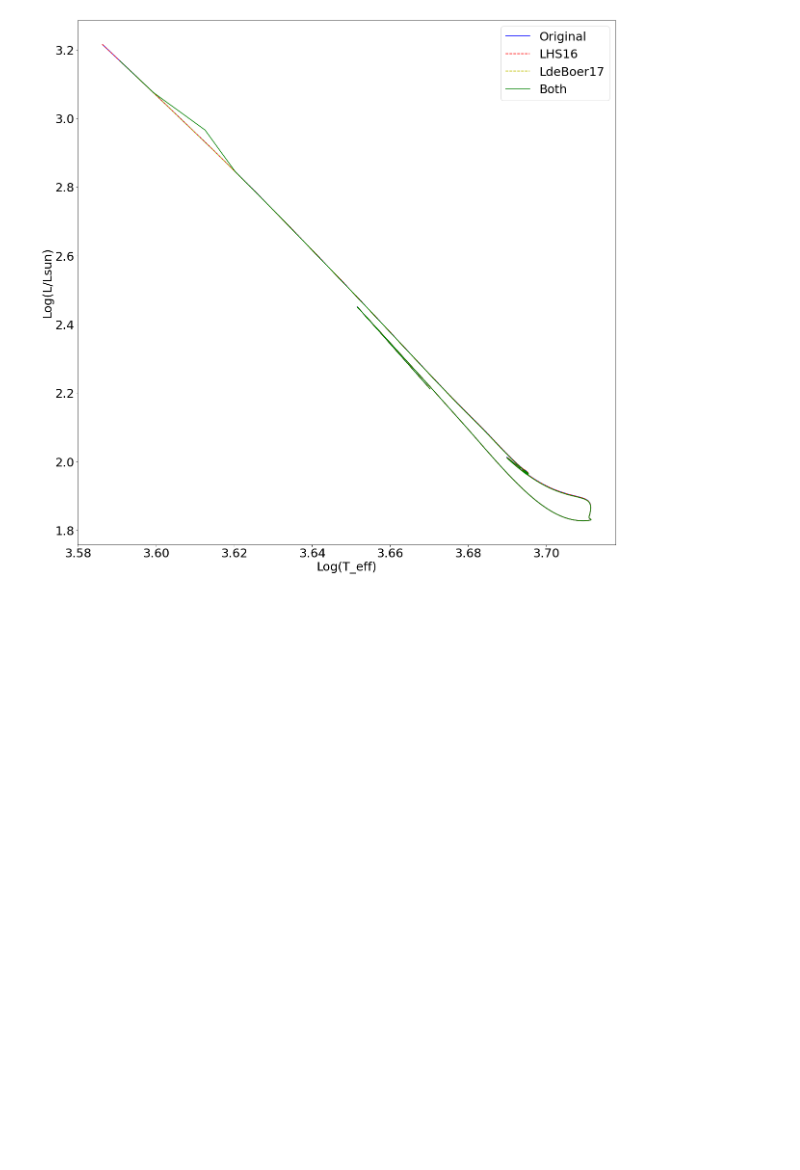
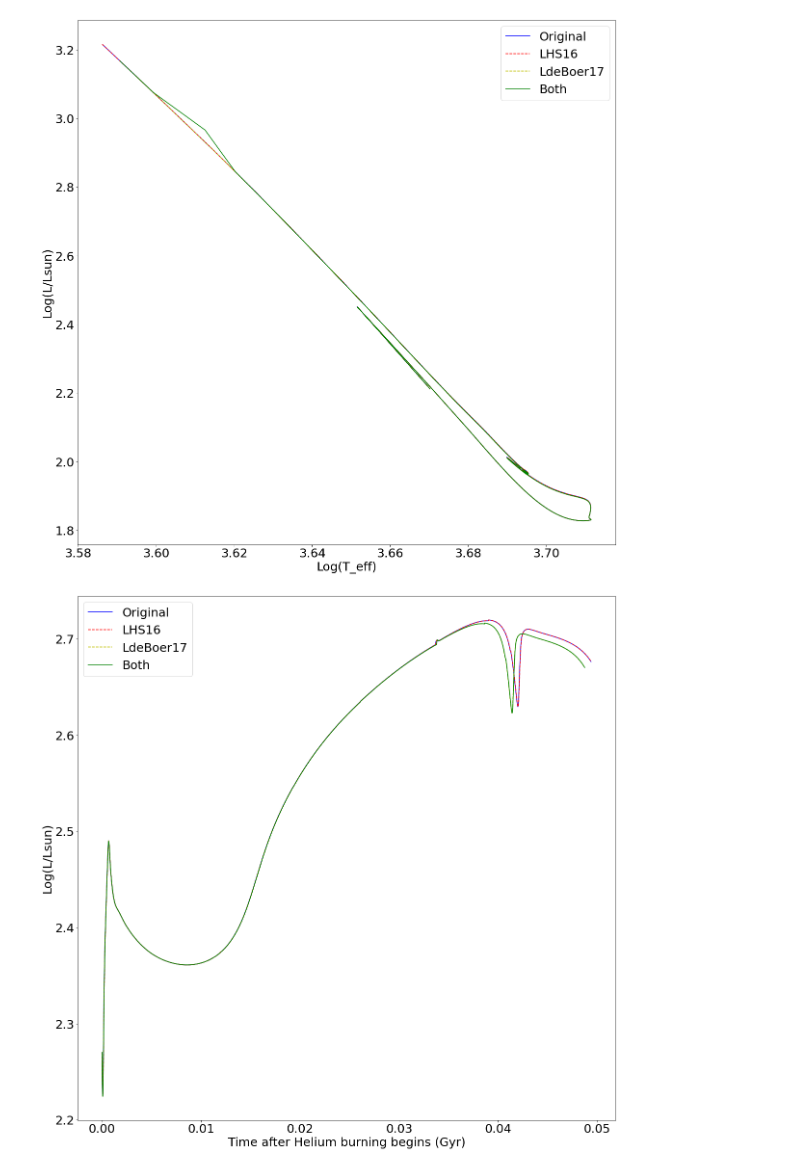
Before and after one commit to 200k33p3r/MC-SEMI_misc, a Jupyter notebook: isoplot/convert and plot.ipynb, the cells around one changed output. Drawn from its saved outputs; the diff is of its cells as text; code cells hidden in the pictures; blank space fills up the shorter version.

```diff
--- a/isoplot/convert and plot.ipynb
+++ b/isoplot/convert and plot.ipynb
@@ -766,0 +784,60 @@ plt.ylabel('Log(L/Lsun)');
+# %%
+plt.matplotlib.rcParams['figure.figsize'] = (20,20)
+plt.matplotlib.rcParams['font.size'] = 25
+os.chdir('/home/zookeeper/Desktop/workdir/9.27/workdir')
+dp = pd.read_csv('m3000feh-1.0afe0.0ML1.9310ovs0.0pp1.0.csv')
+i = 0
+while dp['Central: Z'].values[i] < 1 and i < len(dp):
+    i += 1
+hend = i
+hendtime = dp['AGE'].values[i]
+os.chdir('/home/zookeeper/Desktop/workdir/9.27/workdirLHS16')
+dpLHS16 = pd.read_csv('m3000feh-1.0afe0.0ML1.9310ovs0.0pp1.0.csv')
+i = 0
+while dpLHS16['Central: Z'].values[i] < 1 and i < len(dpLHS16):
+    i += 1
+hendLHS16 = i
+hendtimeLHS16 = dpLHS16['AGE'].values[i]
+os.chdir('/home/zookeeper/Desktop/workdir/9.27/workdirLdeBoer17')
+dpLdeBoer17 = pd.read_csv('m3000feh-1.0afe0.0ML1.9310ovs0.0pp1.0.csv')
+i = 0
+while dpLdeBoer17['Central: Z'].values[i] < 1 and i < len(dpLdeBoer17):
+    i += 1
+hendLdeBoer17 = i
+hendtimeLdeBoer17 = dpLdeBoer17['AGE'].values[i]
+os.chdir('/home/zookeeper/Desktop/workdir/9.27/workdirLHS16LdeBoer17')
+dpLHS16LdeBoer17 = pd.read_csv('m3000feh-1.0afe0.0ML1.9310ovs0.0pp1.0.csv')
+i = 0
+while dpLHS16LdeBoer17['Central: Z'].values[i] < 1 and i < len(dpLHS16LdeBoer17):
+    i += 1
+hendLHS16LdeBoer17 = i
+hendtimeLHS16LdeBoer17 = dpLHS16LdeBoer17['AGE'].values[i]
+i = 0
+while dp['Luminosity: triple-alpha'].values[i] <= 1e30 and i < len(dp):
+    i += 1
+hflash = i
+hflashtime = dp['AGE'].values[i]
+i = 0
+while dpLHS16['Luminosity: triple-alpha'].values[i] <= 1e30 and i < len(dpLHS16):
+    i += 1
+hflashLHS16 = i
+hflashtimeLHS16 = dpLHS16['AGE'].values[i]
+i = 0
+while dpLdeBoer17['Luminosity: triple-alpha'].values[i] <= 1e30 and i < len(dpLdeBoer17):
+    i += 1
+hflashLdeBoer17 = i
+hflashtimeLdeBoer17 = dpLdeBoer17['AGE'].values[i]
+i = 0
+while dpLHS16LdeBoer17['Luminosity: triple-alpha'].values[i] <= 1e30 and i < len(dpLHS16LdeBoer17):
+    i += 1
+hflashLHS16LdeBoer17 = i
+hflashtimeLHS16LdeBoer17 = dpLHS16LdeBoer17['AGE'].values[i]
+plt.plot(dp['AGE'].values[hflash:hend] - hflashtime,dp['log(L/Lsun)'].values[hflash:hend],'b-',label='Original')
+plt.plot(dpLHS16['AGE'].values[hflashLHS16:hendLHS16] - hflashtimeLHS16,dpLHS16['log(L/Lsun)'].values[hflashLHS16:hendLHS16],'r--',label='LHS16')
+plt.plot(dpLdeBoer17['AGE'].values[hflashLdeBoer17:hendLdeBoer17] - hflashtimeLdeBoer17,dpLdeBoer17['log(L/Lsun)'].values[hflashLdeBoer17:hendLdeBoer17],'y--',label='LdeBoer17')
+plt.plot(dpLHS16LdeBoer17['AGE'].values[hflashLHS16LdeBoer17:hendLHS16LdeBoer17] - hflashtimeLHS16LdeBoer17,dpLHS16LdeBoer17['log(L/Lsun)'].values[hflashLHS16LdeBoer17:hendLHS16LdeBoer17],'g-',label='Both')
+plt.legend()
+plt.xlabel('Time after Helium burning begins (Gyr)')
+plt.ylabel('Log(L/Lsun)');
+# %% [output]
+[figure, added]
```
Also changed, not shown: parts of 9 cells of this notebook.
